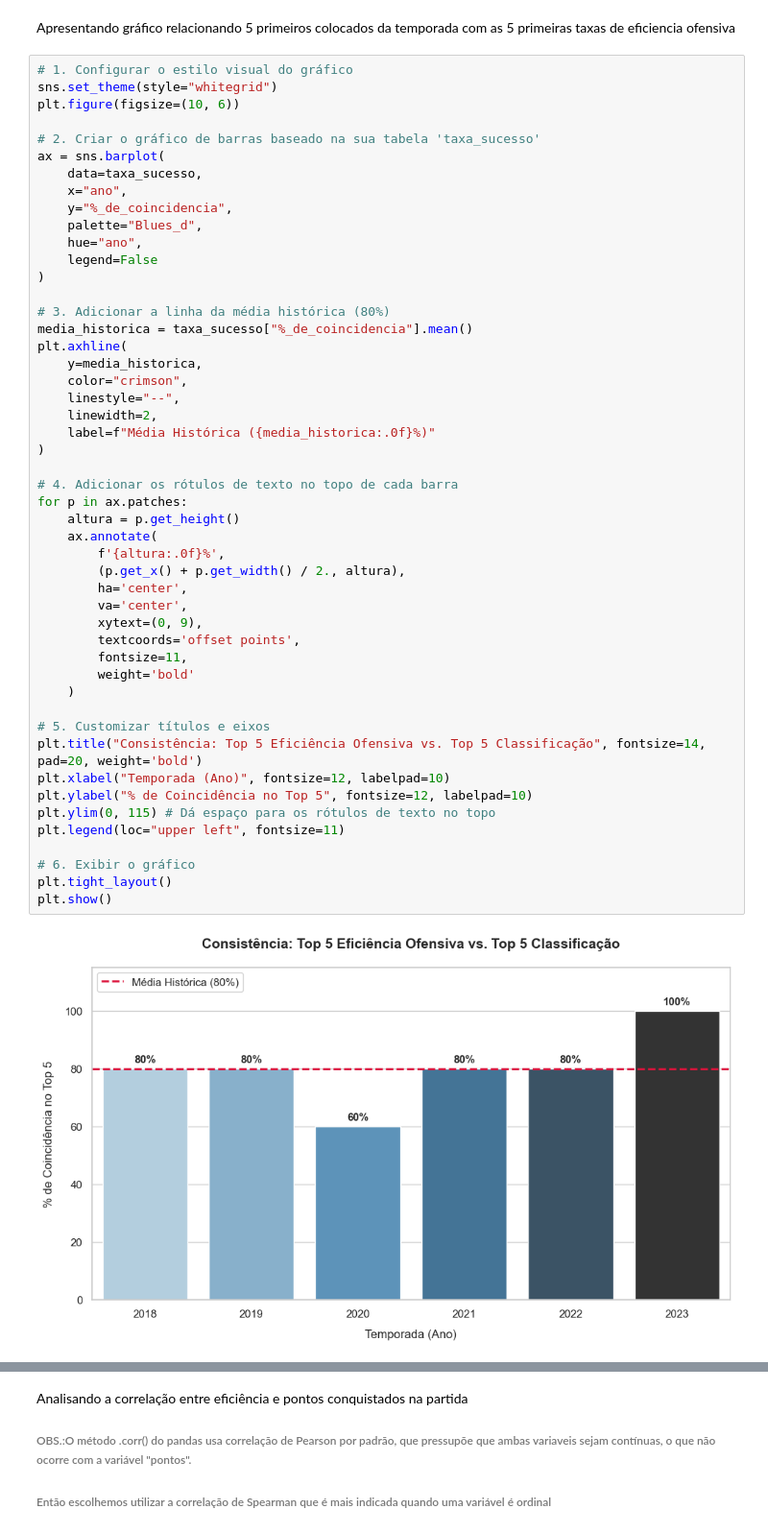
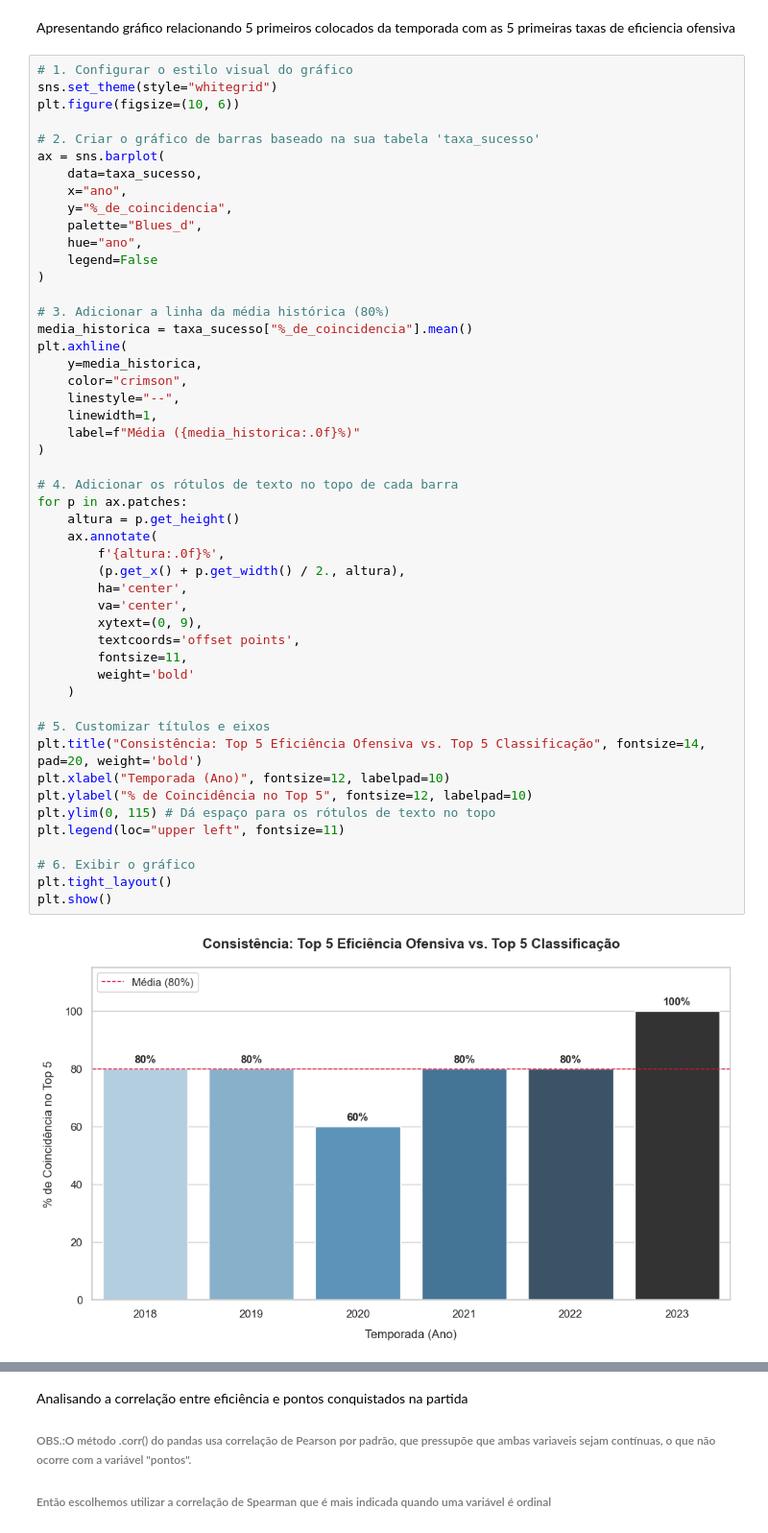
Before and after one commit to CharleneSantos/Caixaverso-FC5, a Jupyter notebook: notebooks/analises.ipynb, the cells around one changed output, grey strips where cells are left out. Shown at 96% size. Cells and saved outputs as stored; diff of their text form.

```diff
--- a/notebooks/analises.ipynb
+++ b/notebooks/analises.ipynb
@@ -1078,34 +1118,34 @@ plt.axhline(
     y=media_historica,
     color="crimson",
     linestyle="--",
-    linewidth=2,
-    label=f"Média Histórica ({media_historica:.0f}%)"
+    linewidth=1,
+    label=f"Média ({media_historica:.0f}%)"
 )
 
 # 4. Adicionar os rótulos de texto no topo de cada barra
 for p in ax.patches:
     altura = p.get_height()
     ax.annotate(
         f'{altura:.0f}%',
         (p.get_x() + p.get_width() / 2., altura),
         ha='center',
         va='center',
         xytext=(0, 9),
         textcoords='offset points',
         fontsize=11,
         weight='bold'
     )
 
 # 5. Customizar títulos e eixos
 plt.title("Consistência: Top 5 Eficiência Ofensiva vs. Top 5 Classificação", fontsize=14, pad=20, weight='bold')
 plt.xlabel("Temporada (Ano)", fontsize=12, labelpad=10)
 plt.ylabel("% de Coincidência no Top 5", fontsize=12, labelpad=10)
 plt.ylim(0, 115) # Dá espaço para os rótulos de texto no topo
 plt.legend(loc="upper left", fontsize=11)
 
 # 6. Exibir o gráfico
 plt.tight_layout()
 plt.show()
 # %% [output]
-[figure, old version]
+[figure, new version]
 # %% [markdown]
```
Also changed, not shown: parts of 52 cells of this notebook, 3 other files.
